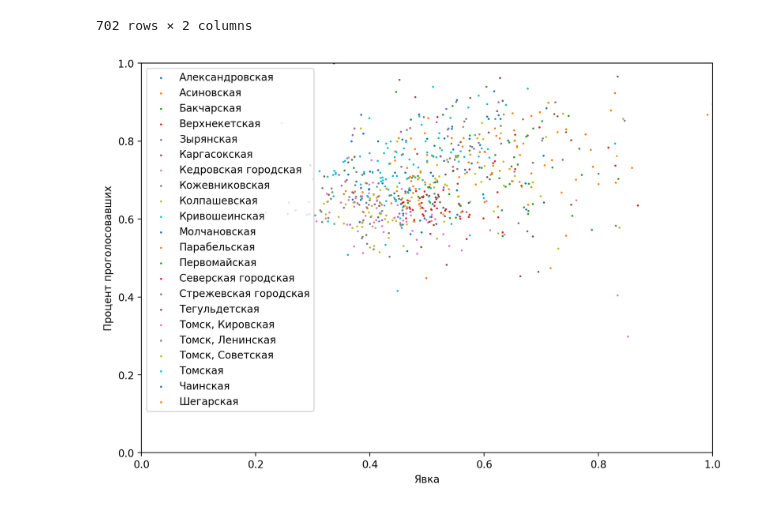
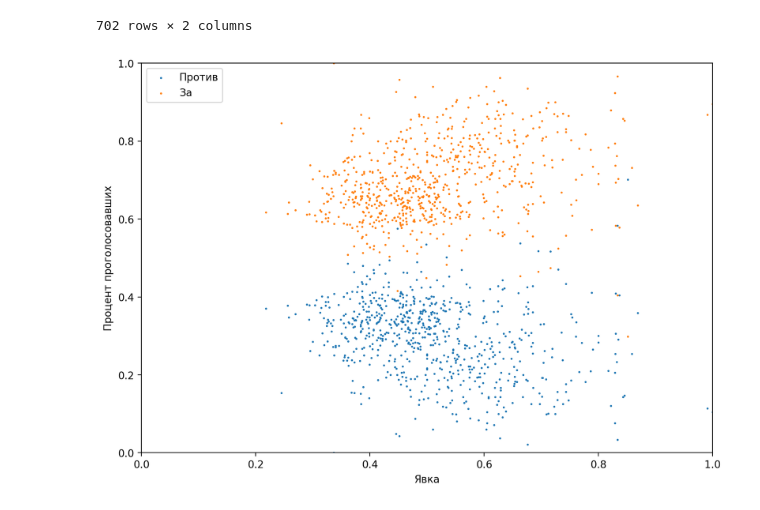
Before and after one commit to ectuser/ConstitutionVoteAnalysis, a Jupyter notebook: Data/Analysis.ipynb, the cells around one changed output. Drawn from its saved outputs; the diff is of its cells as text; code cells hidden in the pictures.

Commit message:
Just checked how many ecs has less than 20% no votes

```diff
--- a/Data/Analysis.ipynb
+++ b/Data/Analysis.ipynb
@@ -45,22 +45,19 @@ data[['yes_votes_percentage', 'turnout']]
 # %%
 # new_data = data.loc[data['territory'] == 'Томск, Ленинская']
 # new_data = data.loc[data['territory'] == 'Томск, Кировская']
 # new_data = data.loc[data['territory'] == 'Томск, Советская']
 new_data = data
 figure(num=None, figsize=(10, 7), dpi=200, facecolor='w', edgecolor='k')
-for i in data['territory'].unique():
-    new_data = data.loc[data['territory'] == i]
-    plt.scatter(new_data['turnout'], new_data['yes_votes_percentage'], s=1, label=i)
-# plt.scatter(new_data['turnout'], new_data['no_votes_percentage'], c='b', s=1, label="Против")
-# plt.scatter(new_data['turnout'], new_data['yes_votes_percentage'], c='b', s=1, label="За")
+plt.scatter(new_data['turnout'], new_data['no_votes_percentage'], s=1, label="Против")
+plt.scatter(new_data['turnout'], new_data['yes_votes_percentage'], s=1, label="За")
 plt.xlabel('Явка')
 plt.ylabel('Процент проголосовавших')
 plt.legend(loc='upper left')
 plt.xlim(0, 1)
 plt.ylim(0, 1)
 plt.show()
 # %% [output]
-[figure, old version]
+[figure, new version]
 # %%
 data.sort_values(by=['no_votes_percentage'], ascending=False)
 # %% [output]
```
Also changed, not shown: parts of 2 cells of this notebook.
